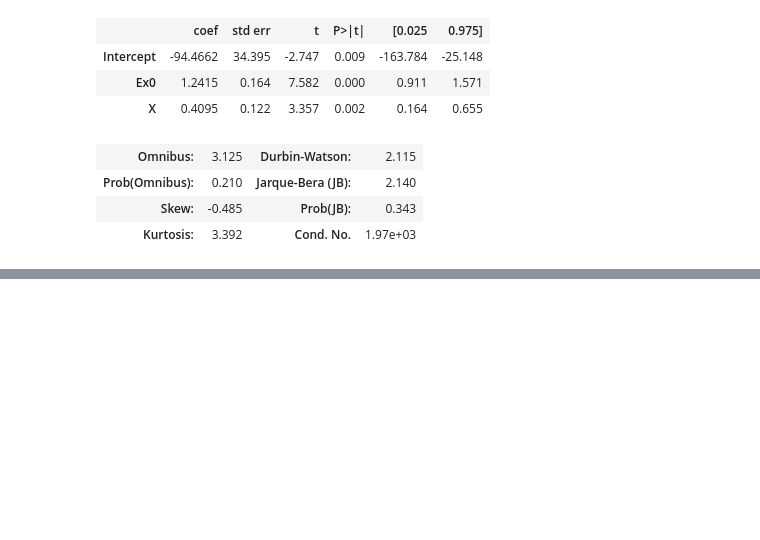
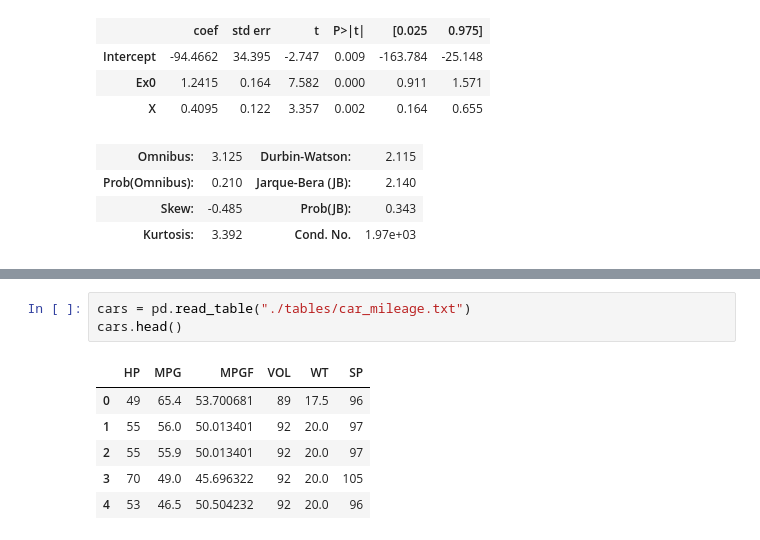
Before and after one commit to gerdm/UMA, a Jupyter notebook: econometrics/Homework 2.ipynb, the cells around one changed output, grey strips where cells are left out. Drawn from its saved outputs; the diff is of its cells as text; blank space fills up the shorter version.

```diff
--- a/econometrics/Homework 2.ipynb
+++ b/econometrics/Homework 2.ipynb
@@ -721,0 +748,10 @@ OLS Regression Results
+# %%
+cars = pd.read_table("./tables/car_mileage.txt")
+cars.head()
+# %% [output]
+|  | HP | MPG | MPGF | VOL | WT | SP |
+| 0 | 49 | 65.4 | 53.700681 | 89 | 17.5 | 96 |
+| 1 | 55 | 56.0 | 50.013401 | 92 | 20.0 | 97 |
+| 2 | 55 | 55.9 | 50.013401 | 92 | 20.0 | 97 |
+| 3 | 70 | 49.0 | 45.696322 | 92 | 20.0 | 105 |
+| 4 | 53 | 46.5 | 50.504232 | 92 | 20.0 | 96 |
```
Also changed, not shown: parts of 6 cells of this notebook, 9 other files.
